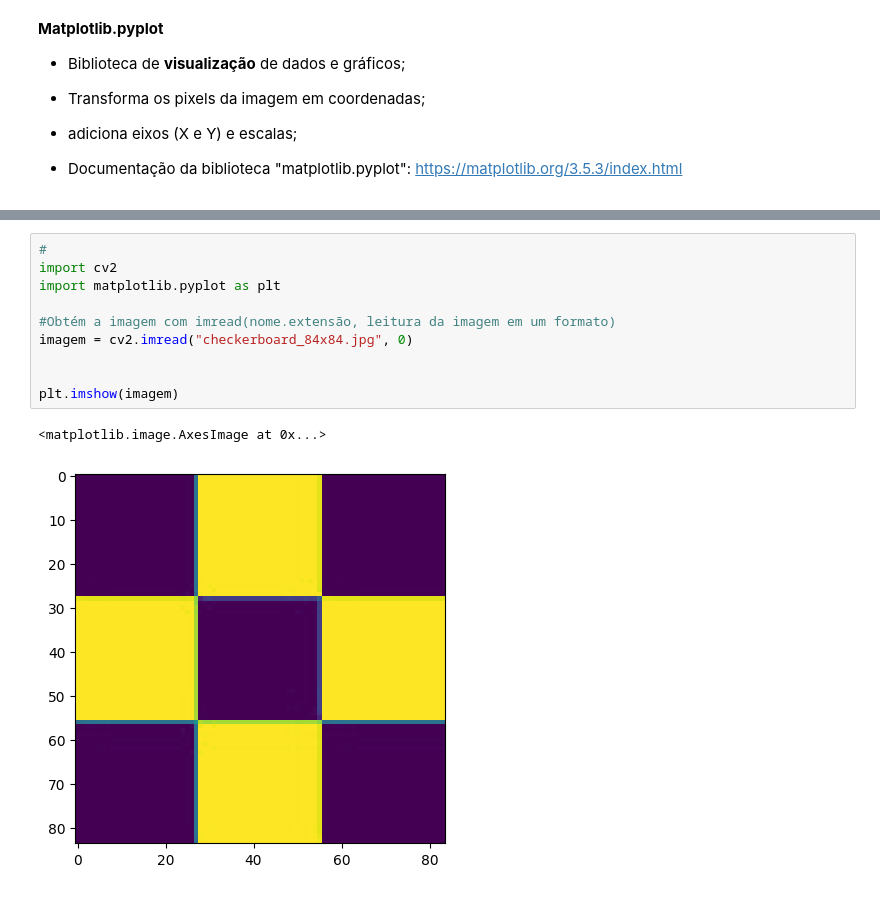
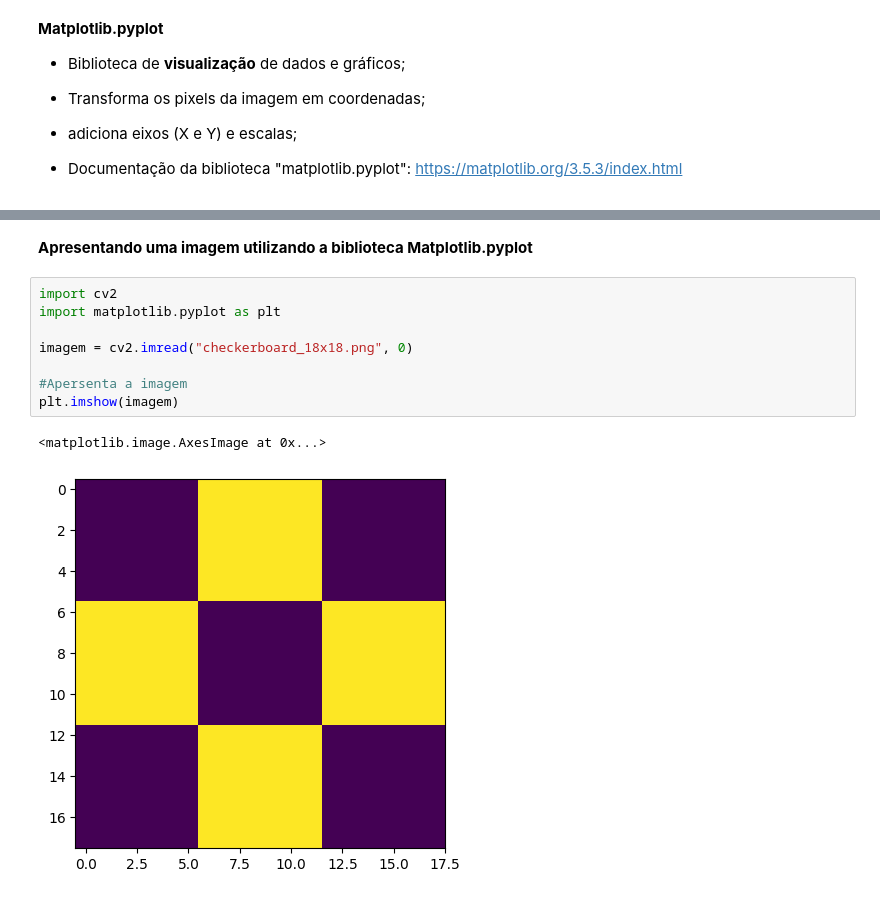
Before and after one commit to fbsilvaRP/ComputerVision-Fundamentals, a Jupyter notebook: Aula01_CV.ipynb, the cells around one changed output, grey strips where cells are left out. Drawn from its saved outputs; the diff is of its cells as text.

```diff
--- a/Aula01_CV.ipynb
+++ b/Aula01_CV.ipynb
@@ -129,13 +196,13 @@ IPython.display.Image(filename = "checkerboard_84x84.jpg")
+# %% [markdown]
+**Apresentando uma imagem utilizando a biblioteca Matplotlib.pyplot**
 # %%
-#
 import cv2
 import matplotlib.pyplot as plt
 
-#Obtém a imagem com imread(nome.extensão, leitura da imagem em um formato)
-imagem = cv2.imread("checkerboard_84x84.jpg", 0)
+imagem = cv2.imread("checkerboard_18x18.png", 0)
 
-
+#Apersenta a imagem
 plt.imshow(imagem)
 # %% [output]
 <matplotlib.image.AxesImage at 0x...>
-[figure, old version]
+[figure, new version]
```
Also changed, not shown: parts of 13 cells of this notebook.
